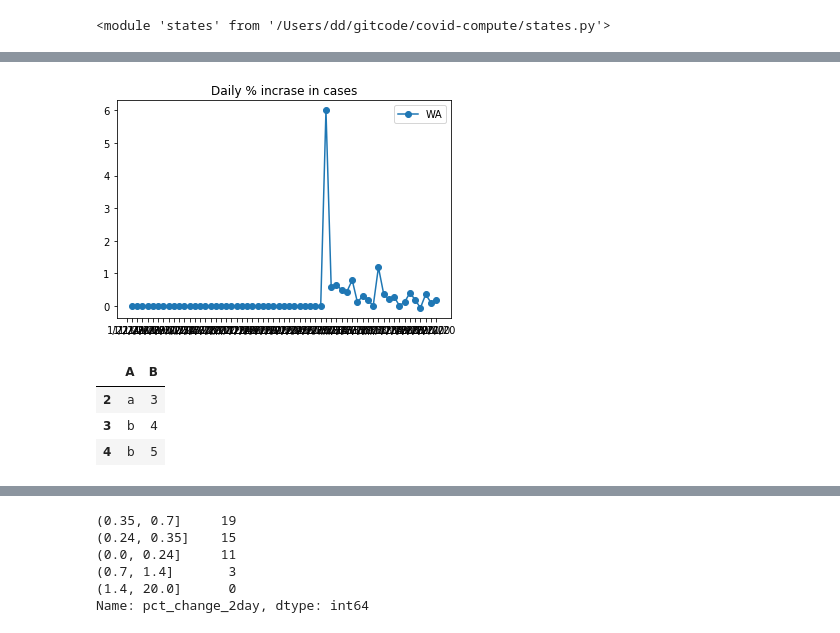
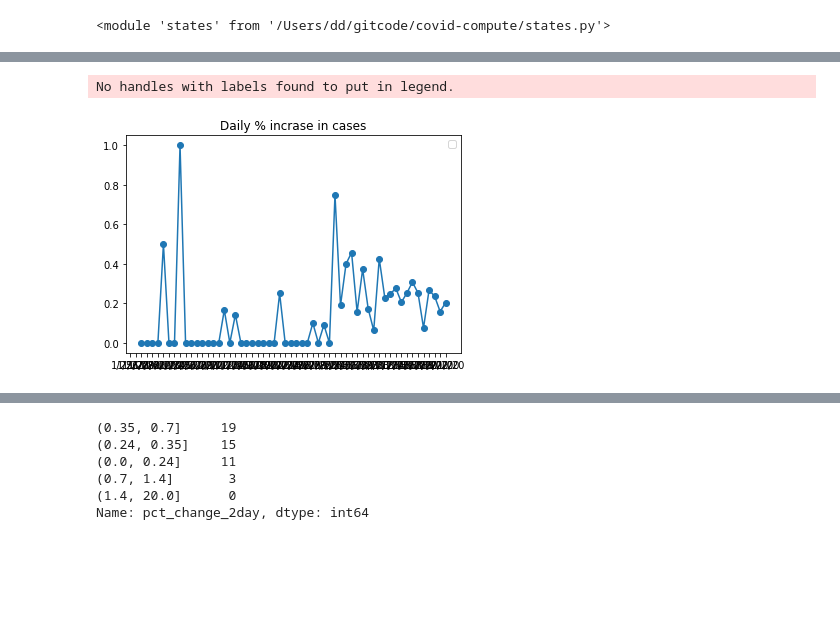
Before and after one commit to nearwalden/covid-compute, a Jupyter notebook: testing.ipynb, the cells around one changed output, grey strips where cells are left out. Drawn from its saved outputs; the diff is of its cells as text; code cells hidden in the pictures; blank space fills up the shorter version.

```diff
--- a/testing.ipynb
+++ b/testing.ipynb
@@ -44,13 +46,7 @@ a
 # %%
-cd.plot_state_pct_change (['WA'])
+cd.plot_state_pct_change (['CA'])
 # %% [output]
+No handles with labels found to put in legend.
-[figure, old version]
+[figure, new version]
 # %%
 cd.confirmed_countries.to_csv ('~/Desktop/confirmed_countries.csv')
-# %%
-df.iloc[-6:-3]
-# %% [output]
-|  | A | B |
-| 2 | a | 3 |
-| 3 | b | 4 |
-| 4 | b | 5 |
```
Also changed, not shown: parts of 12 cells of this notebook, 4 other files.
